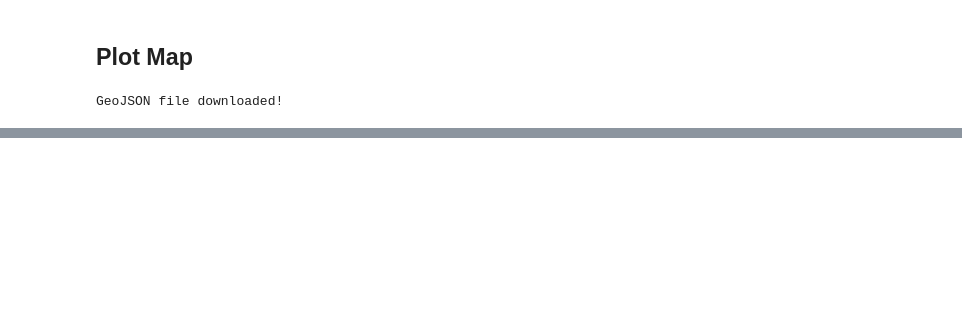
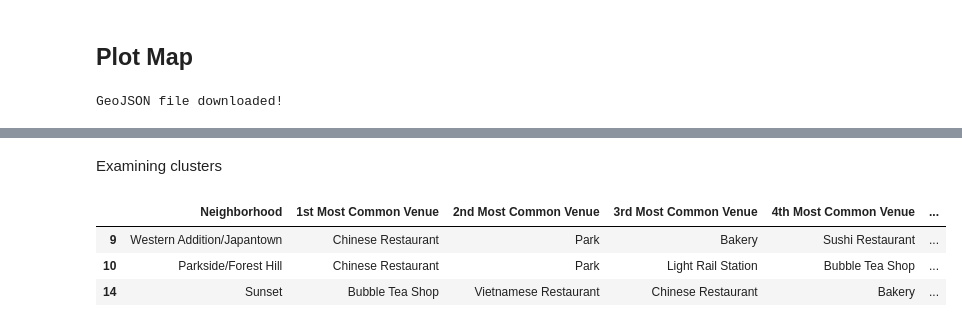
Before and after one commit to fltrazzi/Coursera_Capstone, a Jupyter notebook: Coursera_Capstone.ipynb, the cells around one changed output, grey strips where cells are left out. Saved outputs shown, nothing was run; the diff lists cells and outputs as text; code cells hidden in the pictures; blank space fills up the shorter version.

```diff
--- a/Coursera_Capstone.ipynb
+++ b/Coursera_Capstone.ipynb
@@ -489,3 +458,12 @@ for lat, lon, poi, cluster in zip(sf_merged['Latitude'], sf_merged['Longitude'],
 sanfran_map
 # %% [output]
 [interactive output not drawn]
+# %% [markdown]
+Examining clusters
+# %%
+sf_merged.loc[sf_merged['Cluster Labels'] == 0, sf_merged.columns[[1] + list(range(5, sf_merged.shape[1]))]]
+# %% [output]
+|  | Neighborhood | 1st Most Common Venue | 2nd Most Common Venue | 3rd Most Common Venue | 4th Most Common Venue | ... |
+| 9 | Western Addition/Japantown | Chinese Restaurant | Park | Bakery | Sushi Restaurant | ... |
+| 10 | Parkside/Forest Hill | Chinese Restaurant | Park | Light Rail Station | Bubble Tea Shop | ... |
+| 14 | Sunset | Bubble Tea Shop | Vietnamese Restaurant | Chinese Restaurant | Bakery | ... |
```
Also changed, not shown: parts of 12 cells of this notebook.
